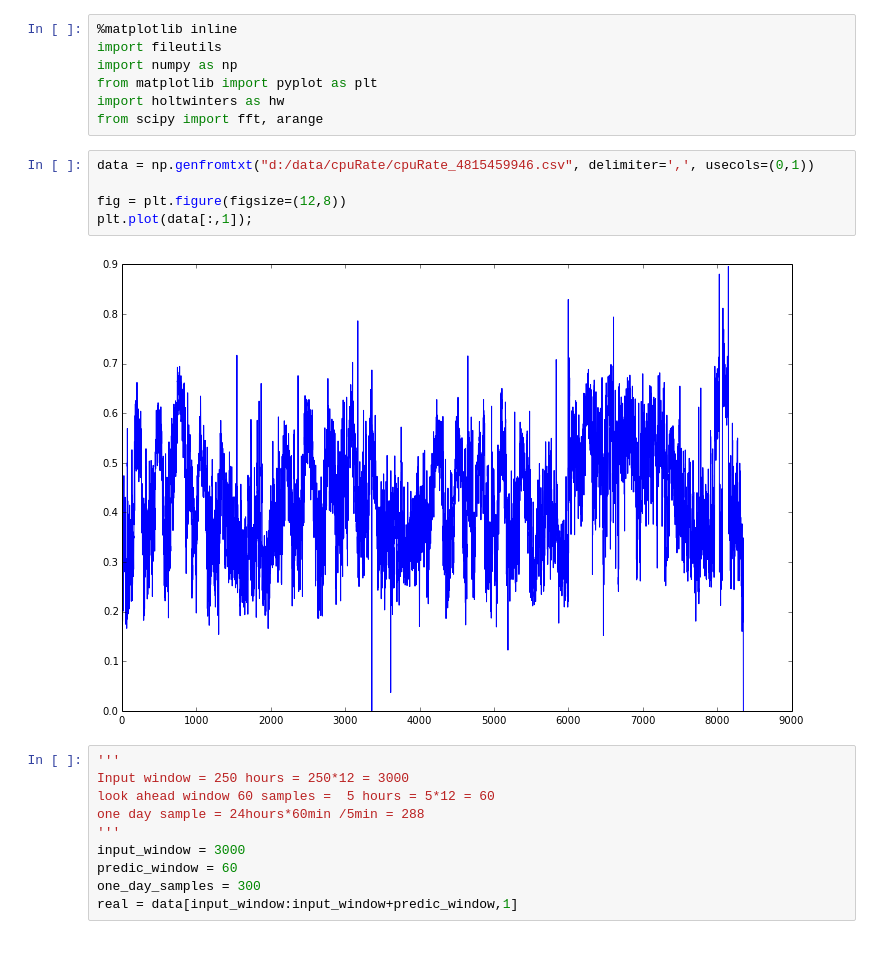
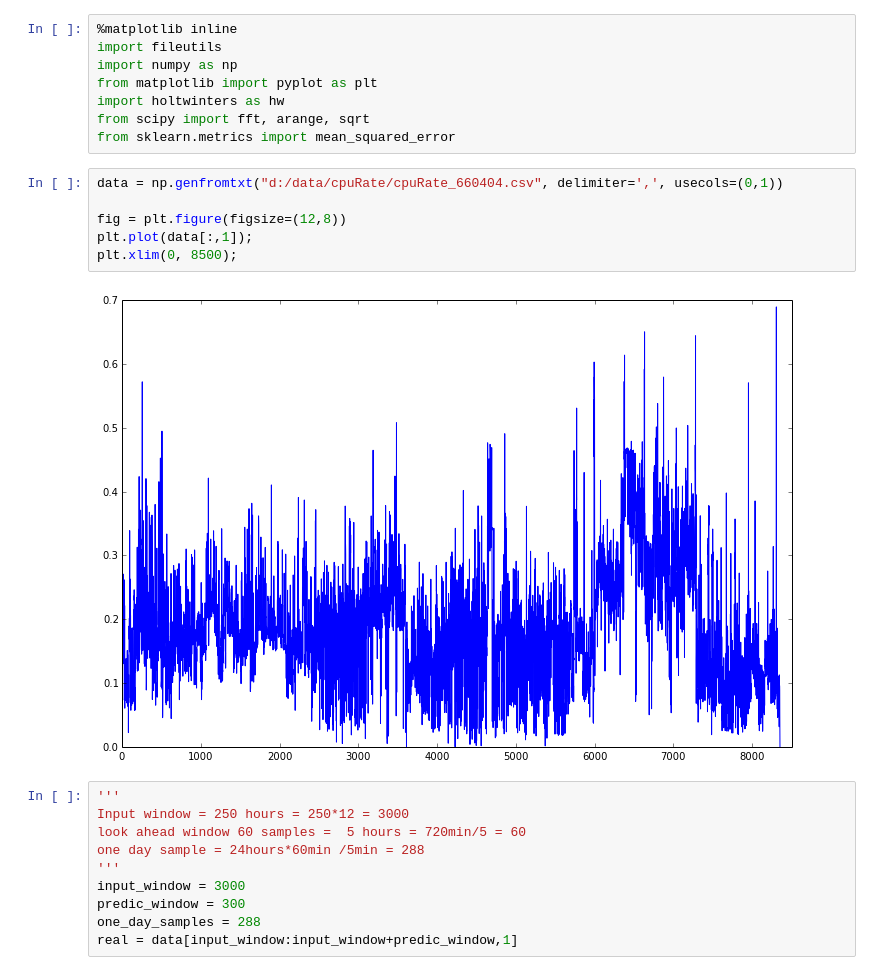
Before and after one commit to Manrich121/ForecastingCloud, a Jupyter notebook: DataPlot/src/exp_smoothing_cpudata.ipynb, the cells around one changed output. Cells and saved outputs as stored; diff of their text form.

Commit message:
Made changes to dataplot np.genfromtext did futher experiments on data to try and extract the seasonal period

```diff
--- a/DataPlot/src/exp_smoothing_cpudata.ipynb
+++ b/DataPlot/src/exp_smoothing_cpudata.ipynb
@@ -4,23 +4,25 @@ import fileutils
 import numpy as np
 from matplotlib import pyplot as plt
 import holtwinters as hw
-from scipy import fft, arange
+from scipy import fft, arange, sqrt
+from sklearn.metrics import mean_squared_error
 # %%
-data = np.genfromtxt("d:/data/cpuRate/cpuRate_4815459946.csv", delimiter=',', usecols=(0,1))
+data = np.genfromtxt("d:/data/cpuRate/cpuRate_660404.csv", delimiter=',', usecols=(0,1))
 
 fig = plt.figure(figsize=(12,8))
 plt.plot(data[:,1]);
+plt.xlim(0, 8500);
 # %% [output]
-[figure, old version]
+[figure, new version]
 # %%
 '''
 Input window = 250 hours = 250*12 = 3000
-look ahead window 60 samples =  5 hours = 5*12 = 60
+look ahead window 60 samples =  5 hours = 720min/5 = 60
 one day sample = 24hours*60min /5min = 288
 '''
 input_window = 3000
-predic_window = 60
-one_day_samples = 300
+predic_window = 300
+one_day_samples = 288
 real = data[input_window:input_window+predic_window,1]
 # %%
 Y = data[:input_window,1].tolist()
```
Also changed, not shown: parts of 2 cells of this notebook, 6 other files.
